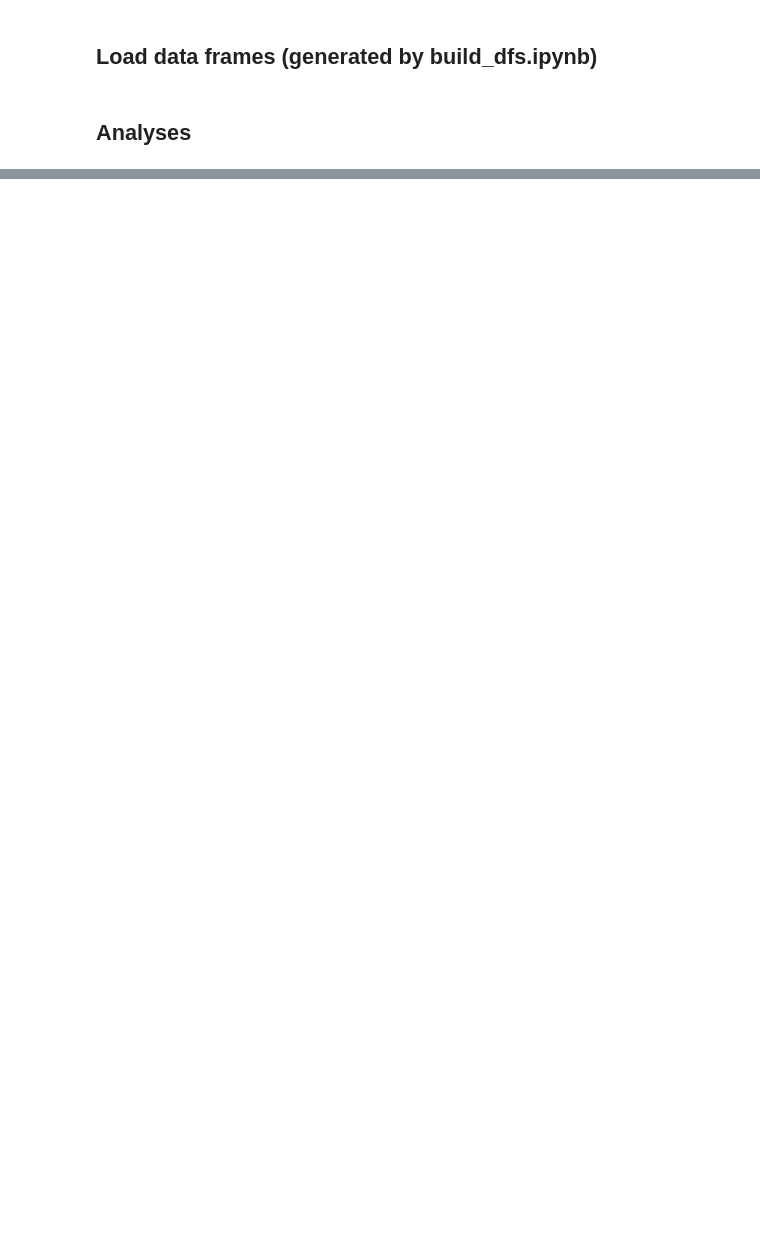
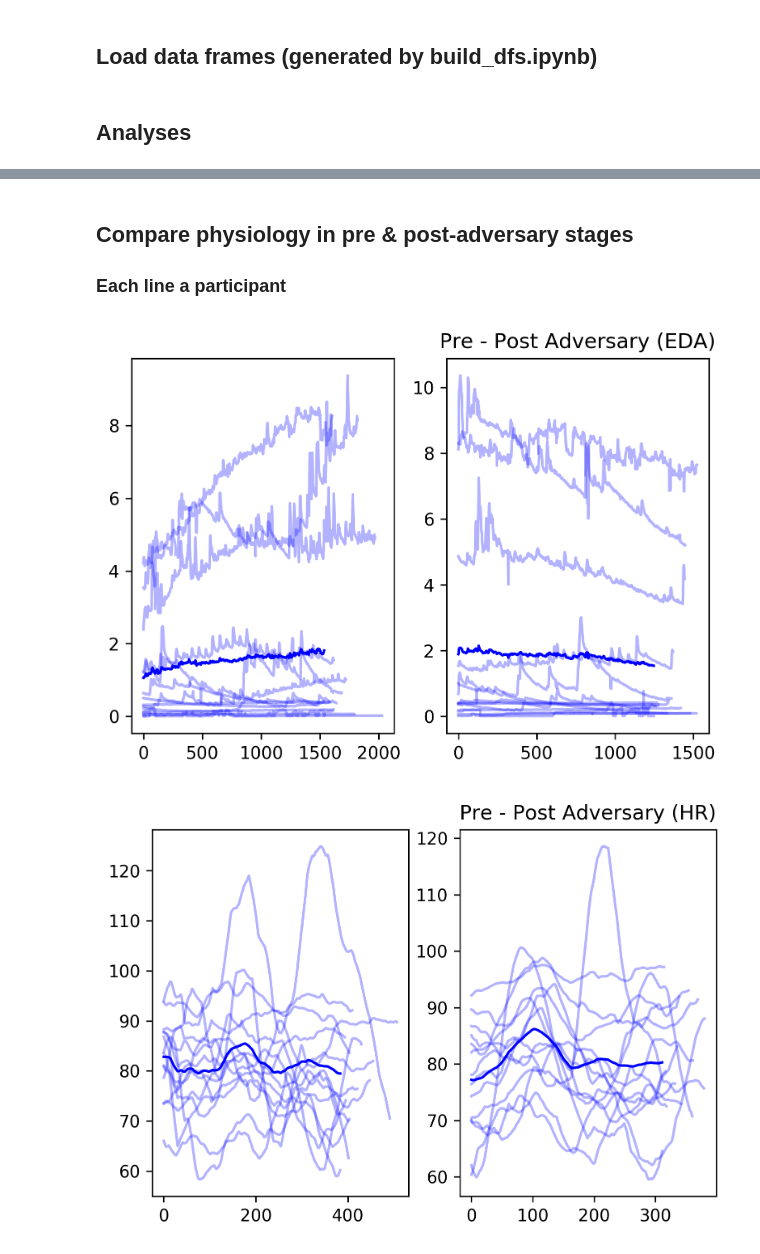
Before and after one commit to onejgordon/cec_vr, a Jupyter notebook: Analysis/analyze.ipynb, the cells around one changed output, grey strips where cells are left out. Cells and saved outputs as stored; diff of their text form; code cells hidden in the pictures; blank space fills up the shorter version.

```diff
--- a/Analysis/analyze.ipynb
+++ b/Analysis/analyze.ipynb
@@ -84,0 +42,32 @@ trial_df
+# %% [markdown]
+## Compare physiology in pre & post-adversary stages
+
+### Each line a participant
+# %%
+import random
+
+for metric in ['eda', 'hr']:
+    pre = []
+    post = []
+    for sona_id, row in subject_df.iterrows():
+        if row.condition == 'delayed':
+            pre.append(json.loads(row['%s_nadv' % metric]))
+            post.append(json.loads(row['%s_adv' % metric]))
+
+    min_pre = min([len(x) for x in pre])
+    min_post = min([len(x) for x in post])
+
+    fig, axs = plt.subplots(1, 2, dpi=300)
+    for pre_series, post_series in zip(pre, post):
+        axs[0].plot(pre_series, color='blue', alpha=0.3)
+        axs[1].plot(post_series, color='blue', alpha=0.3)
+
+    pre_mean = np.vstack([arr[:min_pre] for arr in pre]).mean(axis=0)
+    post_mean = np.vstack([arr[:min_post] for arr in post])[:, :min_post].mean(axis=0)
+    axs[0].plot(pre_mean, color='blue')
+    axs[1].plot(post_mean, color='blue')
+    plt.title("Pre - Post Adversary (%s)" % metric.upper())
+    plt.show()
+# %% [output]
+[figure, added]
+[figure, added]
```
Also changed, not shown: parts of 18 cells of this notebook, 3 other files.
